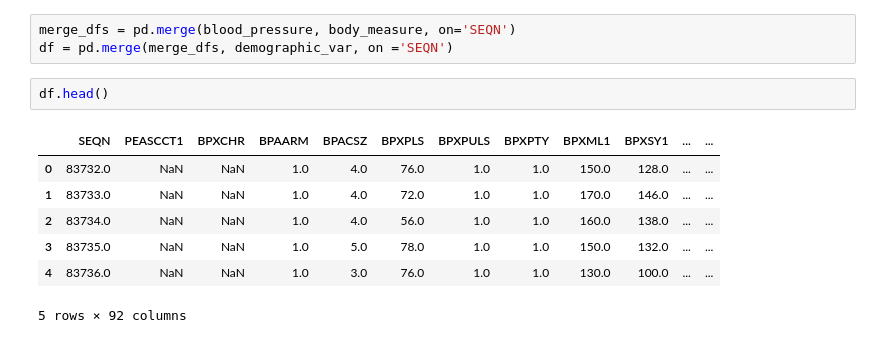
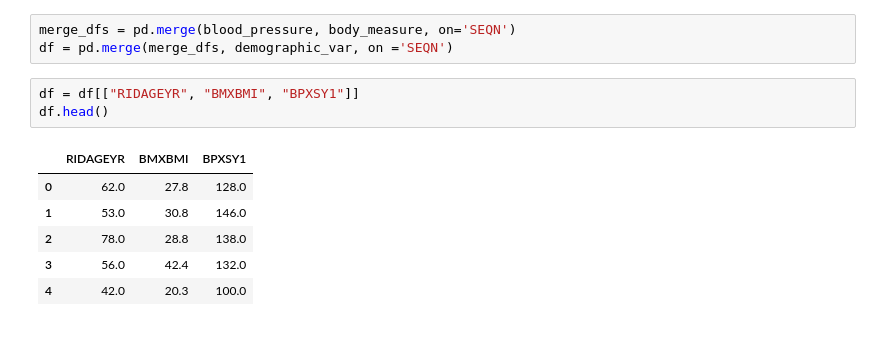
Before and after one commit to laryyssa/Aprendizado-de-Maquina-na-Saude, a Jupyter notebook: atv-2_regressao-linear/main.ipynb, the cells around one changed output. Saved outputs shown, nothing was run; the diff lists cells and outputs as text.

```diff
--- a/atv-2_regressao-linear/main.ipynb
+++ b/atv-2_regressao-linear/main.ipynb
@@ -8,13 +10,13 @@ demographic_var = pd.read_sas('data/demographic-variables.XPT')
 # %%
 merge_dfs = pd.merge(blood_pressure, body_measure, on='SEQN')
 df = pd.merge(merge_dfs, demographic_var, on ='SEQN')
-# %%
-df.head()
-# %% [output]
-|  | SEQN | PEASCCT1 | BPXCHR | BPAARM | BPACSZ | BPXPLS | BPXPULS | BPXPTY | BPXML1 | BPXSY1 | ... | ... |
-| 0 | 83732.0 | NaN | NaN | 1.0 | 4.0 | 76.0 | 1.0 | 1.0 | 150.0 | 128.0 | ... | ... |
-| 1 | 83733.0 | NaN | NaN | 1.0 | 4.0 | 72.0 | 1.0 | 1.0 | 170.0 | 146.0 | ... | ... |
-| 2 | 83734.0 | NaN | NaN | 1.0 | 4.0 | 56.0 | 1.0 | 1.0 | 160.0 | 138.0 | ... | ... |
-| 3 | 83735.0 | NaN | NaN | 1.0 | 5.0 | 78.0 | 1.0 | 1.0 | 150.0 | 132.0 | ... | ... |
-| 4 | 83736.0 | NaN | NaN | 1.0 | 3.0 | 76.0 | 1.0 | 1.0 | 130.0 | 100.0 | ... | ... |
-5 rows × 92 columns
+# %%
+df = df[["RIDAGEYR", "BMXBMI", "BPXSY1"]]
+df.head()
+# %% [output]
+|  | RIDAGEYR | BMXBMI | BPXSY1 |
+| 0 | 62.0 | 27.8 | 128.0 |
+| 1 | 53.0 | 30.8 | 146.0 |
+| 2 | 78.0 | 28.8 | 138.0 |
+| 3 | 56.0 | 42.4 | 132.0 |
+| 4 | 42.0 | 20.3 | 100.0 |
```
Also changed, not shown: parts of 7 cells of this notebook.
